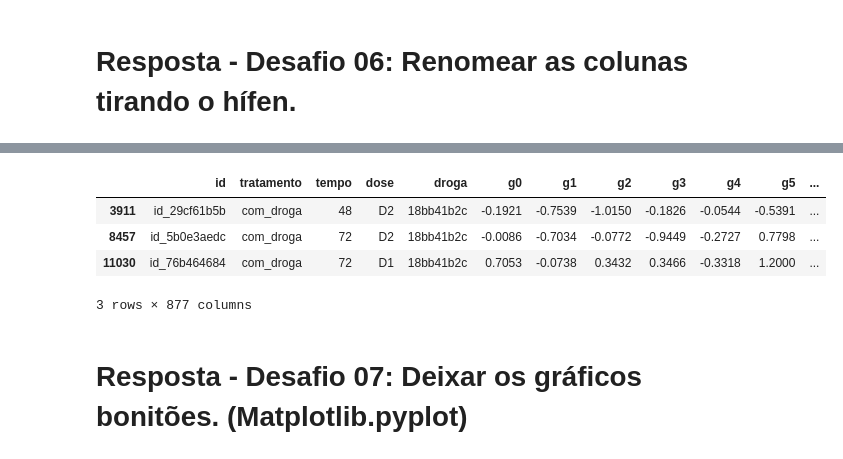
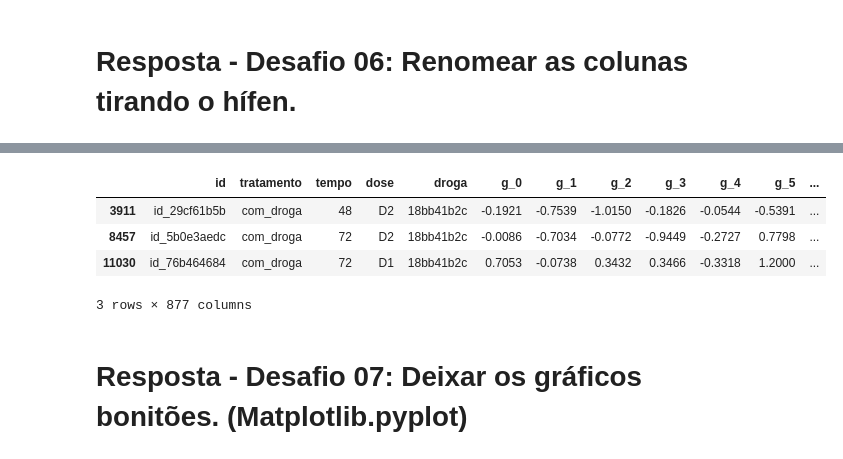
Before and after one commit to israelruiz2005/imers-oDados, a Jupyter notebook: Aula_01_modificado.ipynb, the cells around one changed output, grey strips where cells are left out. Drawn from its saved outputs; the diff is of its cells as text; code cells hidden in the pictures.

```diff
--- a/Aula_01_modificado.ipynb
+++ b/Aula_01_modificado.ipynb
@@ -333,7 +370,7 @@ Foram investigados ao todo 3288 drogas diferentes
 # Por segurança poderiamos salva em outro dataframe ou executar direto
 #dados_alterados_nomes = dados
 #dados_alterados_nomes.rename(columns=lambda x: x.replace('-',''), inplace=True)
-dados.rename(columns=lambda x: x.replace('-',''), inplace=True)
+dados.rename(columns=lambda x: x.replace('-','_'), inplace=True)
 # %%
 dados.head()
 # %% [output]
@@ -373,9 +411,9 @@ dados.query("droga == '18bb41b2c'")
 7 rows × 877 columns
 # %%
 # Uma pesquisa mais complexa
-dados.query("droga == '18bb41b2c' & g1 < 0")
+dados.query("droga == '18bb41b2c' & g_1 < 0")
 # %% [output]
-|  | id | tratamento | tempo | dose | droga | g0 | g1 | g2 | g3 | g4 | g5 | ... |
+|  | id | tratamento | tempo | dose | droga | g_0 | g_1 | g_2 | g_3 | g_4 | g_5 | ... |
 | 3911 | id_29cf61b5b | com_droga | 48 | D2 | 18bb41b2c | -0.1921 | -0.7539 | -1.0150 | -0.1826 | -0.0544 | -0.5391 | ... |
 | 8457 | id_5b0e3aedc | com_droga | 72 | D2 | 18bb41b2c | -0.0086 | -0.7034 | -0.0772 | -0.9449 | -0.2727 | 0.7798 | ... |
 | 11030 | id_76b464684 | com_droga | 72 | D1 | 18bb41b2c | 0.7053 | -0.0738 | 0.3432 | 0.3466 | -0.3318 | 1.2000 | ... |
```
Also changed, not shown: parts of 14 cells of this notebook.
